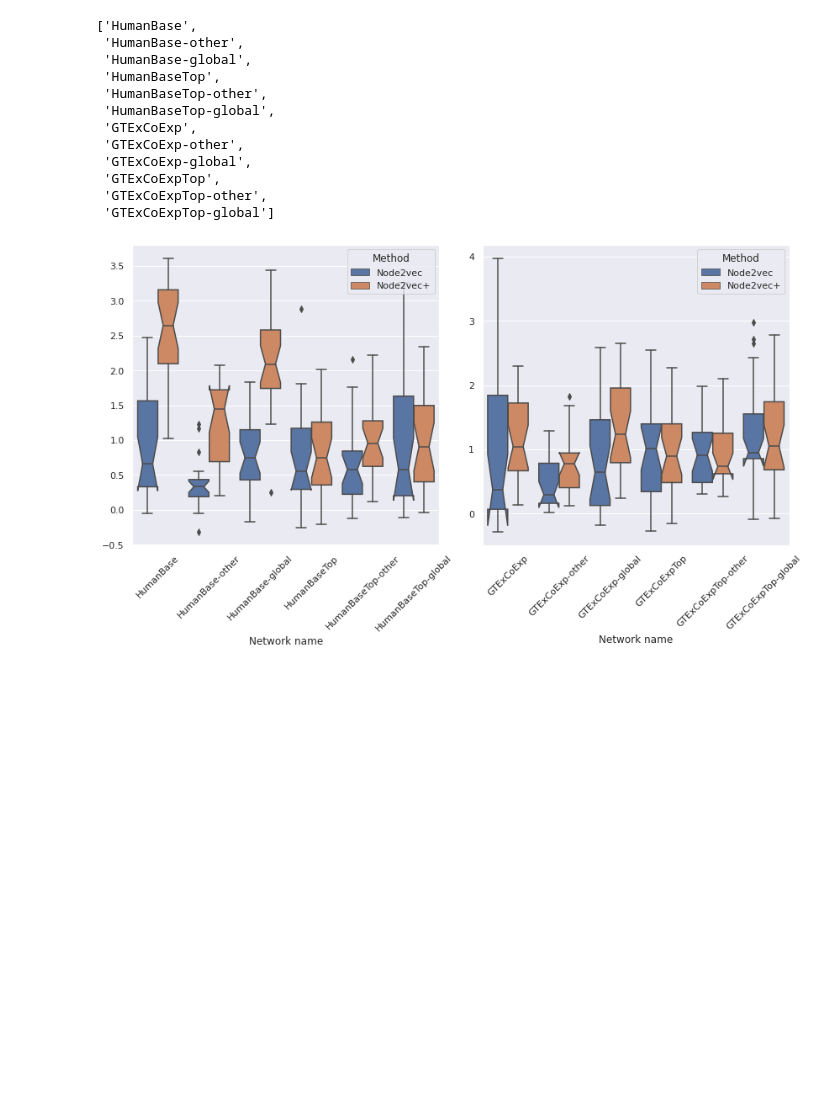
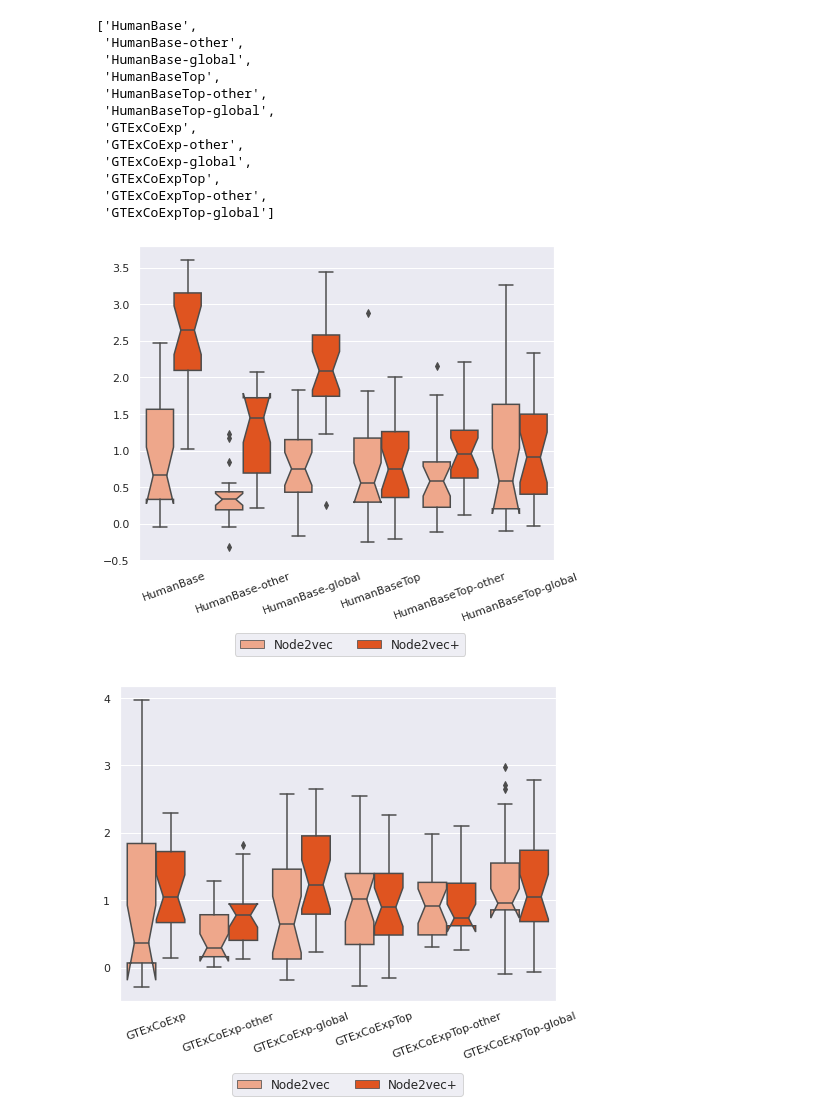
Before and after one commit to krishnanlab/node2vecplus_benchmarks, a Jupyter notebook: plot/tissue_gene_classification_plots.ipynb, the cells around one changed output. Cells and saved outputs as stored; diff of their text form; code cells hidden in the pictures; blank space fills up the shorter version.

Commit message:
Update figure, add save option

```diff
--- a/plot/tissue_gene_classification_plots.ipynb
+++ b/plot/tissue_gene_classification_plots.ipynb
@@ -7,6 +7,11 @@ import seaborn as sns
 
 sns.set()
 # %%
+color_dict = {
+    "Node2vec+": "orangered",
+    "Node2vec": "lightsalmon",
+}
+
 n2v_result_df = pd.concat([
     pd.read_csv('../result/tissue_gene_classification_n2v.csv'),
     pd.read_csv('../result/tissue_gene_classification_n2vplus.csv'),
@@ -116,37 +121,44 @@ orders = [
     [
         "HumanBase",
         "HumanBase-other",
         "HumanBase-global",
         "HumanBaseTop",
         "HumanBaseTop-other",
         "HumanBaseTop-global",
     ],
     [
         "GTExCoExp",
         "GTExCoExp-other",
         "GTExCoExp-global",
         "GTExCoExpTop",
         "GTExCoExpTop-other",
         "GTExCoExpTop-global",
     ],
 ]
 
 # Plot performance boxplots, split by network groups
-fig, axes = plt.subplots(1, 2, figsize=(12, 7), sharey=False)
-for ax, order in zip(axes, orders):
+for i, order in enumerate(orders):
+    plt.figure(figsize=(7, 6))
     sns.boxplot(
         data=tissue_matched_result_df,
         x="Network name",
         y="Testing score",
         order=order,
         hue="Method",
+        palette=color_dict,
         notch=True,
-        ax=ax,
     )
-    ax.tick_params(axis="x", rotation=45)
-    ax.set_ylabel("")
+    plt.tick_params(axis="x", rotation=20)
 
-plt.tight_layout()
+    plt.xlabel("")
+    plt.ylabel("")
+    plt.tight_layout()
+    plt.subplots_adjust(bottom=0.24)
+    plt.legend(bbox_to_anchor=(0.8, -0.21), ncol=2, fontsize=12)
+
+#     plt.savefig(f"fig_bio_nc_eval_{i+1}.png", dpi=300) # uncomment to save
+
 plt.show()
 # %% [output]
-[figure, old version]
+[figure, new version]
+[figure, added]
```
